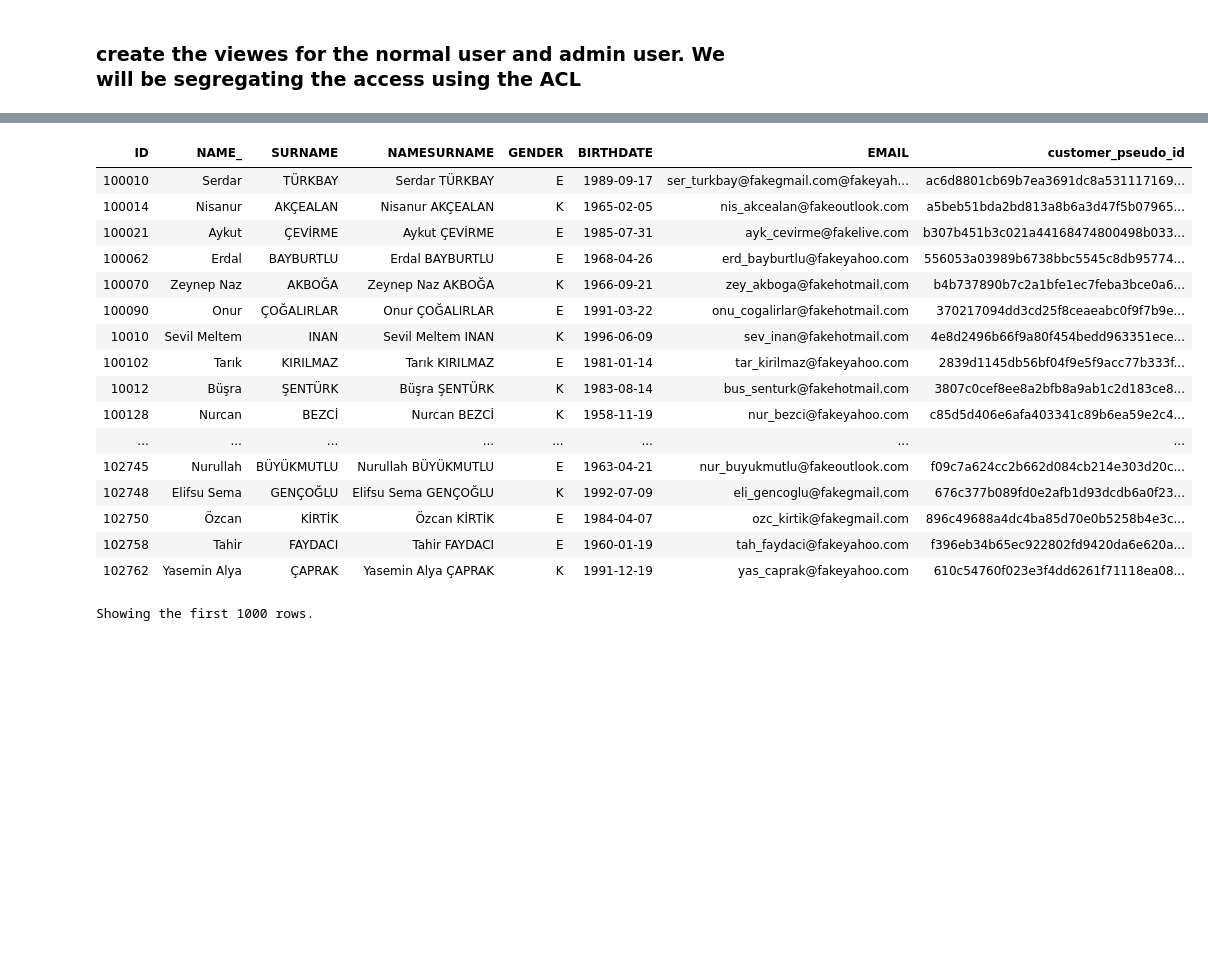
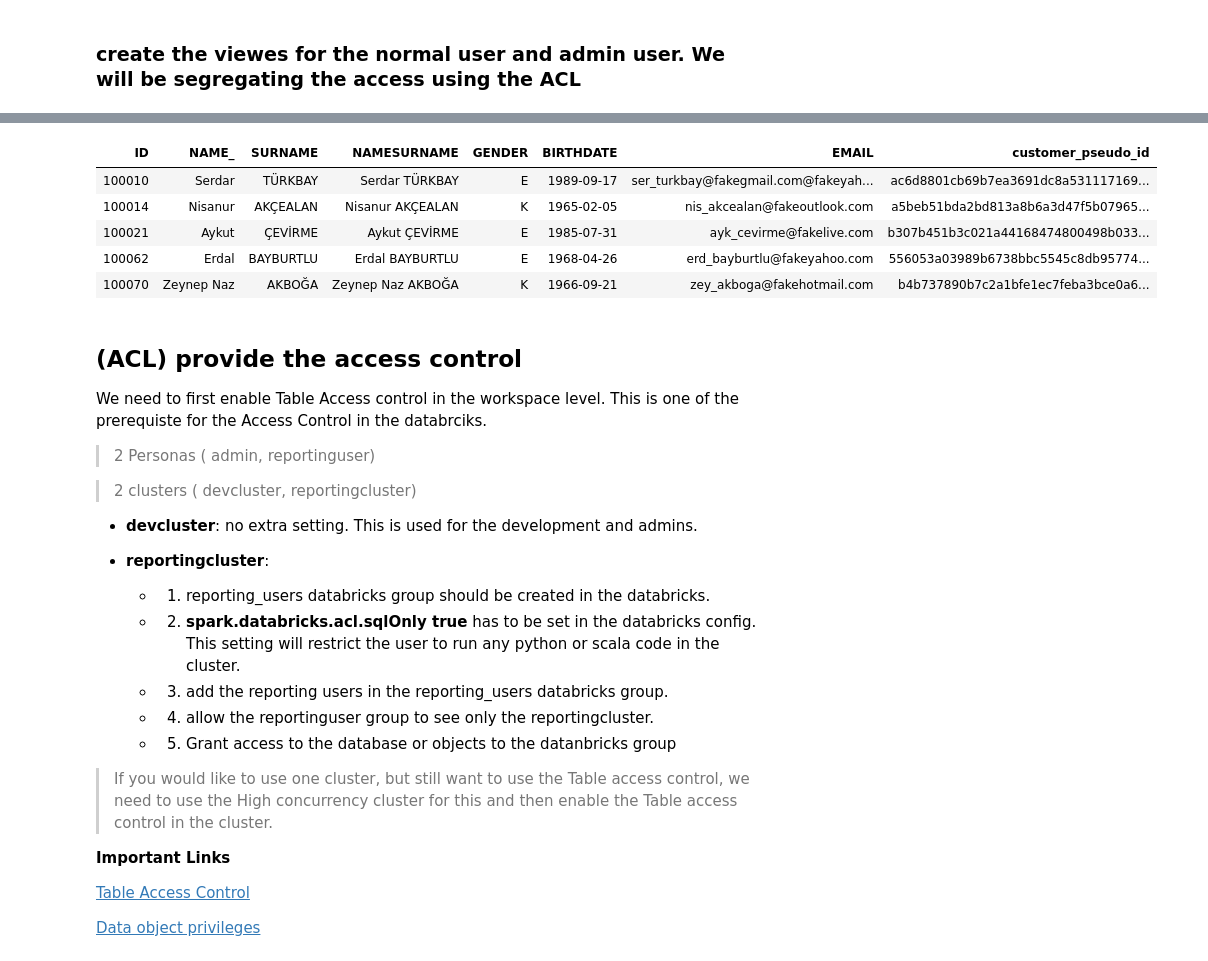
Before and after one commit to Sam-Panda/dbkpocs, a Jupyter notebook: databricks_results/GDPR_implementation.ipynb, the cells around one changed output, grey strips where cells are left out. Cells and saved outputs as stored; diff of their text form; code cells hidden in the pictures; blank space fills up the shorter version.

Commit message:
databricks notebook result upload

```diff
--- a/databricks_results/GDPR_implementation.ipynb
+++ b/databricks_results/GDPR_implementation.ipynb
@@ -319,23 +264,36 @@ inner join gdpr.encryption_keys as e on e.ID=a.ID
 # %%
 %sql
 
-select * from gdpr_admin.Test_Encryption_PII_for_admins_v2
+select * from gdpr_admin.Test_Encryption_PII_for_admins_v2 limit 5
 # %% [output]
 | ID | NAME_ | SURNAME | NAMESURNAME | GENDER | BIRTHDATE | EMAIL | customer_pseudo_id |
 | 100010 | Serdar | TÜRKBAY | Serdar TÜRKBAY | E | 1989-09-17 | ser_turkbay@fakegmail.com@fakeyah... | ac6d8801cb69b7ea3691dc8a531117169... |
 | 100014 | Nisanur | AKÇEALAN | Nisanur AKÇEALAN | K | 1965-02-05 | nis_akcealan@fakeoutlook.com | a5beb51bda2bd813a8b6a3d47f5b07965... |
 | 100021 | Aykut | ÇEVİRME | Aykut ÇEVİRME | E | 1985-07-31 | ayk_cevirme@fakelive.com | b307b451b3c021a44168474800498b033... |
 | 100062 | Erdal | BAYBURTLU | Erdal BAYBURTLU | E | 1968-04-26 | erd_bayburtlu@fakeyahoo.com | 556053a03989b6738bbc5545c8db95774... |
 | 100070 | Zeynep Naz | AKBOĞA | Zeynep Naz AKBOĞA | K | 1966-09-21 | zey_akboga@fakehotmail.com | b4b737890b7c2a1bfe1ec7feba3bce0a6... |
-| 100090 | Onur | ÇOĞALIRLAR | Onur ÇOĞALIRLAR | E | 1991-03-22 | onu_cogalirlar@fakehotmail.com | 370217094dd3cd25f8ceaeabc0f9f7b9e... |
-| 10010 | Sevil Meltem | INAN | Sevil Meltem INAN | K | 1996-06-09 | sev_inan@fakehotmail.com | 4e8d2496b66f9a80f454bedd963351ece... |
-| 100102 | Tarık | KIRILMAZ | Tarık KIRILMAZ | E | 1981-01-14 | tar_kirilmaz@fakeyahoo.com | 2839d1145db56bf04f9e5f9acc77b333f... |
-| 10012 | Büşra | ŞENTÜRK | Büşra ŞENTÜRK | K | 1983-08-14 | bus_senturk@fakehotmail.com | 3807c0cef8ee8a2bfb8a9ab1c2d183ce8... |
-| 100128 | Nurcan | BEZCİ | Nurcan BEZCİ | K | 1958-11-19 | nur_bezci@fakeyahoo.com | c85d5d406e6afa403341c89b6ea59e2c4... |
-| ... | ... | ... | ... | ... | ... | ... | ... |
-| 102745 | Nurullah | BÜYÜKMUTLU | Nurullah BÜYÜKMUTLU | E | 1963-04-21 | nur_buyukmutlu@fakeoutlook.com | f09c7a624cc2b662d084cb214e303d20c... |
-| 102748 | Elifsu Sema | GENÇOĞLU | Elifsu Sema GENÇOĞLU | K | 1992-07-09 | eli_gencoglu@fakegmail.com | 676c377b089fd0e2afb1d93dcdb6a0f23... |
-| 102750 | Özcan | KİRTİK | Özcan KİRTİK | E | 1984-04-07 | ozc_kirtik@fakegmail.com | 896c49688a4dc4ba85d70e0b5258b4e3c... |
-| 102758 | Tahir | FAYDACI | Tahir FAYDACI | E | 1960-01-19 | tah_faydaci@fakeyahoo.com | f396eb34b65ec922802fd9420da6e620a... |
-| 102762 | Yasemin Alya | ÇAPRAK | Yasemin Alya ÇAPRAK | K | 1991-12-19 | yas_caprak@fakeyahoo.com | 610c54760f023e3f4dd6261f71118ea08... |
-Showing the first 1000 rows.
+# %% [markdown]
+## (ACL) provide the access control
+
+We need to first enable Table Access control in the workspace level. This is one of the prerequiste for the Access Control in the databrciks.
+
+> 2 Personas ( admin, reportinguser)
+
+> 2 clusters ( devcluster, reportingcluster)
+
+- **devcluster**: no extra setting. This is used for the development and admins.
+
+- **reportingcluster**:
+  - 1) reporting_users databricks group should be created in the databricks.
+  - 2) **spark.databricks.acl.sqlOnly true** has to be set in the databricks config. This setting will restrict the user to run any python or scala code in the cluster.
+  - 3) add the reporting users in the reporting_users databricks group.
+  - 4) allow the reportinguser group to see only the reportingcluster.
+  - 5) Grant access to the database or objects to the datanbricks group
+
+> If you would like to use  one cluster, but still want to use the Table access control, we need to use the High concurrency cluster for this and then enable the Table access control in the cluster.
+
+**Important Links**
+
+[Table Access Control](https://docs.microsoft.com/en-us/azure/databricks/security/access-control/table-acls/table-acl)
+
+[Data object privileges](https://docs.microsoft.com/en-us/azure/databricks/security/access-control/table-acls/object-privileges)
```
Also changed, not shown: parts of 7 cells of this notebook, 1 other file.
